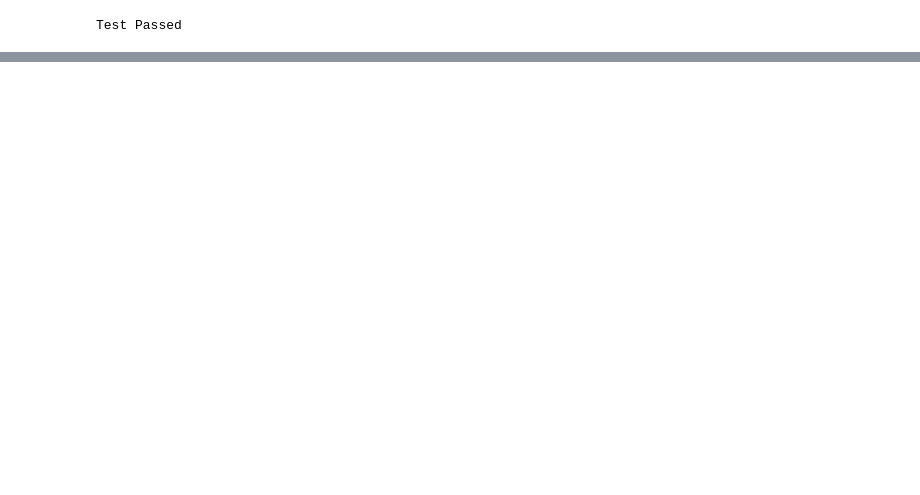
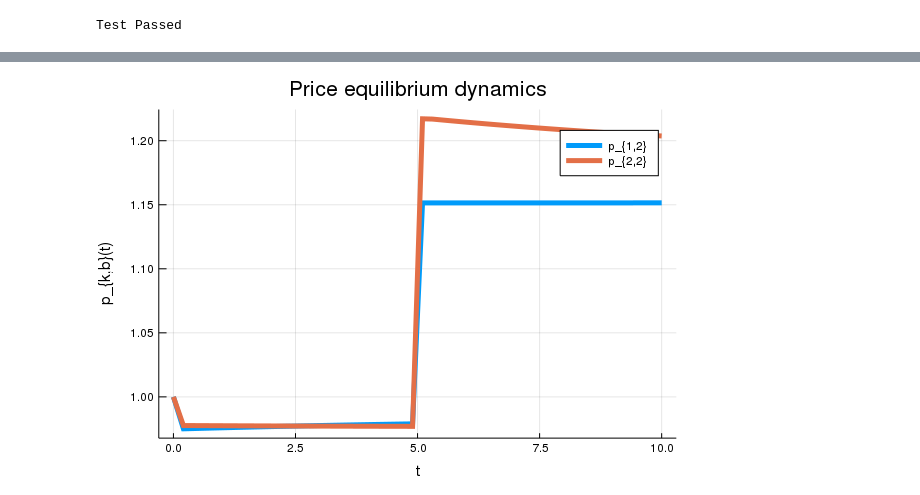
Before and after one commit to lnsongxf/Perla1.jl, a Jupyter notebook: solve-full-model.ipynb, the cells around one changed output, grey strips where cells are left out. Cells and saved outputs as stored; diff of their text form; code cells hidden in the pictures; blank space fills up the shorter version.

Commit message:
Add plots for equilibrium price dynamics by awareness evolution

```diff
--- a/solve-full-model.ipynb
+++ b/solve-full-model.ipynb
@@ -58,0 +63,2 @@ Test Passed
+# %%
+ts = range(0, stop = (params.ts_cohort[end] *2), length = 50) # range of a to sample f from
@@ -58,0 +67,4 @@ Test Passed
+# %%
+params_demand = params_demand_default_asymmetric(cohorts = params.cohorts,
+    N_ks = [Int64(params.cohorts[1] / 2), Int64(params.cohorts[1] / 2)])
+profit = get_profit(demand_asymmetric) # change demand function if you want
@@ -58,0 +75,5 @@ Test Passed
+# %%
+fs = sol_awareness.(ts) # sampled awareness distributions
+ps = (f -> compute_price_equilibrium(f, params_demand, profit).p).(fs); # equilibrium prices at fs
+# %%
+get_ps = (k, b) -> (p -> p[k, b]).(ps) # returns equilibrium prices for k-type bth cohort firms
@@ -58,0 +90,6 @@ Test Passed
+# %%
+plot(ts, get_ps.(1:2, 2),linewidth=5,
+    title="Price equilibrium dynamics",
+     xaxis="t",yaxis="p_{k,b}(t)",label=string.("p_{",1:length(params.cohorts),",2}"))
+# %% [output]
+[figure, added]
```
Also changed, not shown: parts of 9 cells of this notebook.
